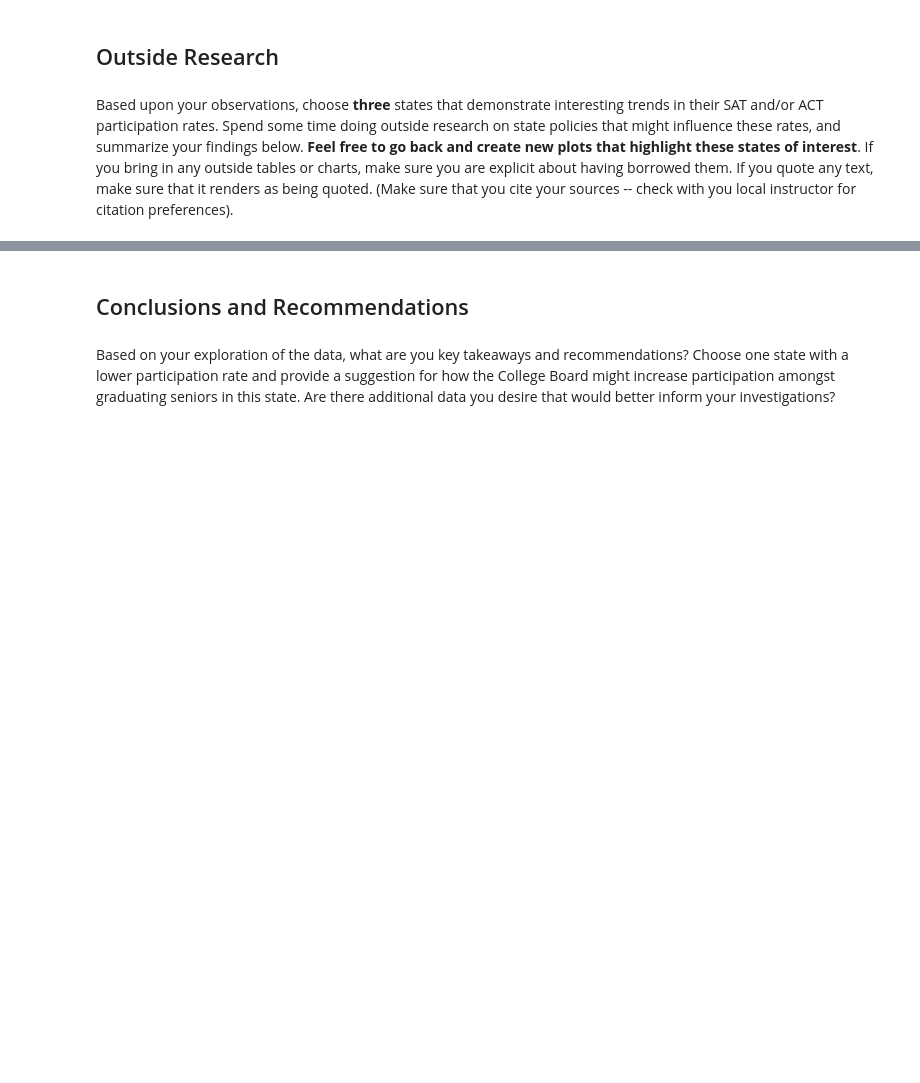
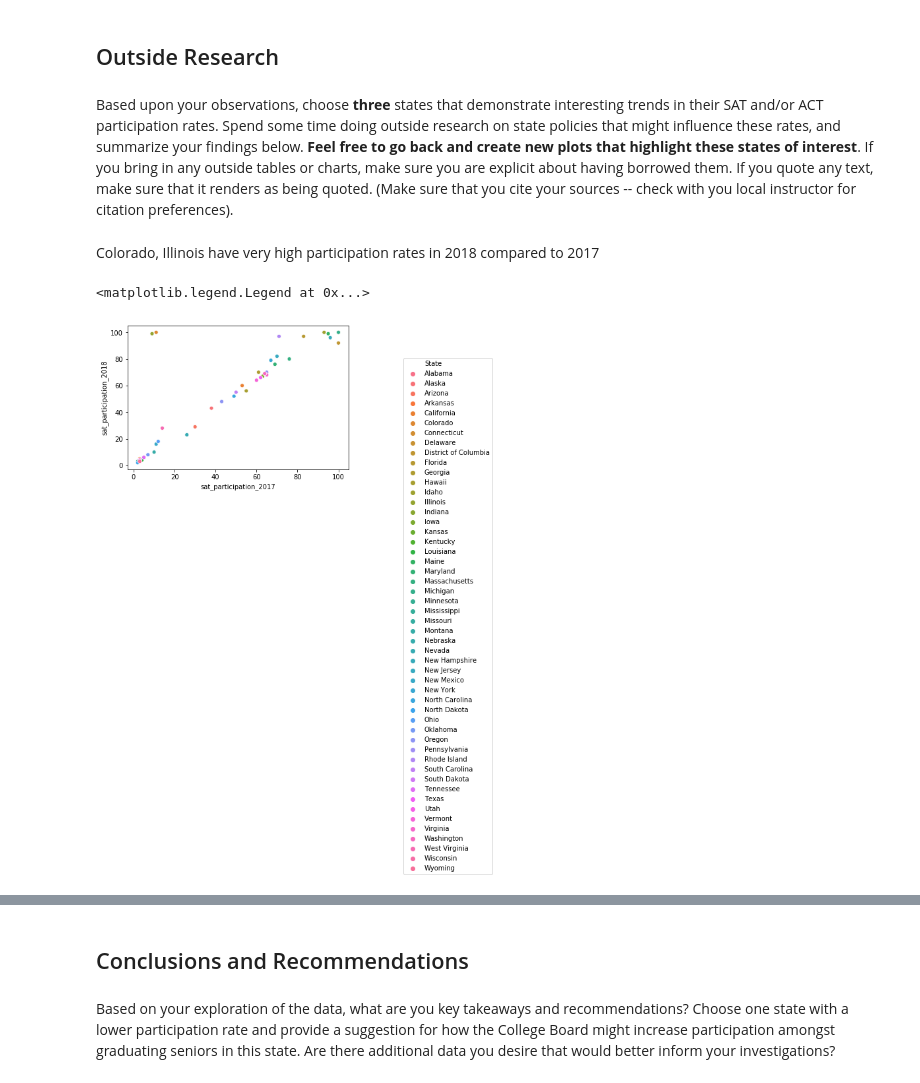
Before and after one commit to shruthis-work/General-Assembly-Project-1, a Jupyter notebook: starter-code.ipynb, the cells around one changed output, grey strips where cells are left out. Saved outputs shown, nothing was run; the diff lists cells and outputs as text; code cells hidden in the pictures; blank space fills up the shorter version.

```diff
--- a/starter-code.ipynb
+++ b/starter-code.ipynb
@@ -967,3 +1019,11 @@ Answer:
 ## Outside Research
 # %% [markdown]
 Based upon your observations, choose **three** states that demonstrate interesting trends in their SAT and/or ACT participation rates. Spend some time doing outside research on state policies that might influence these rates, and summarize your findings below. **Feel free to go back and create new plots that highlight these states of interest**. If you bring in any outside tables or charts, make sure you are explicit about having borrowed them. If you quote any text, make sure that it renders as being quoted. (Make sure that you cite your sources -- check with you local instructor for citation preferences).
+# %% [markdown]
+Colorado, Illinois have very high participation rates in 2018 compared to 2017
+# %%
+sns.scatterplot(x=final_data["sat_participation_2017"], y=final_data["sat_participation_2018"], hue=final_data["State"])
+plt.legend(loc='upper center', bbox_to_anchor=(1.45, 0.8), ncol=1)
+# %% [output]
+<matplotlib.legend.Legend at 0x...>
+[figure, added]
```
Also changed, not shown: parts of 17 cells of this notebook.
